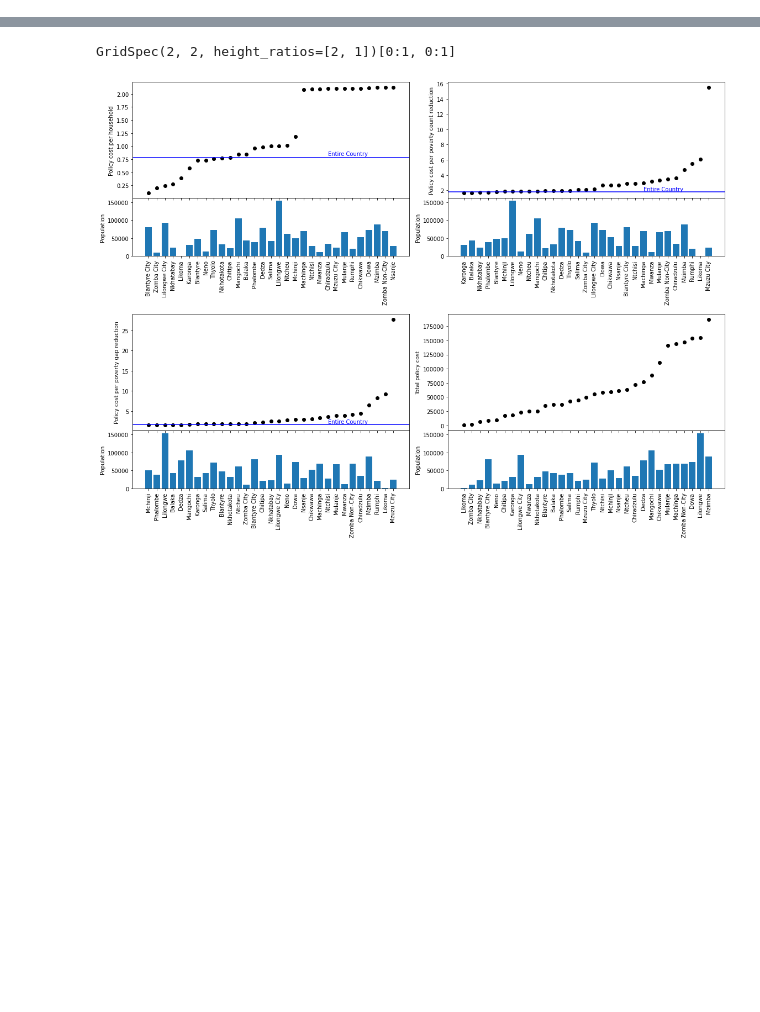
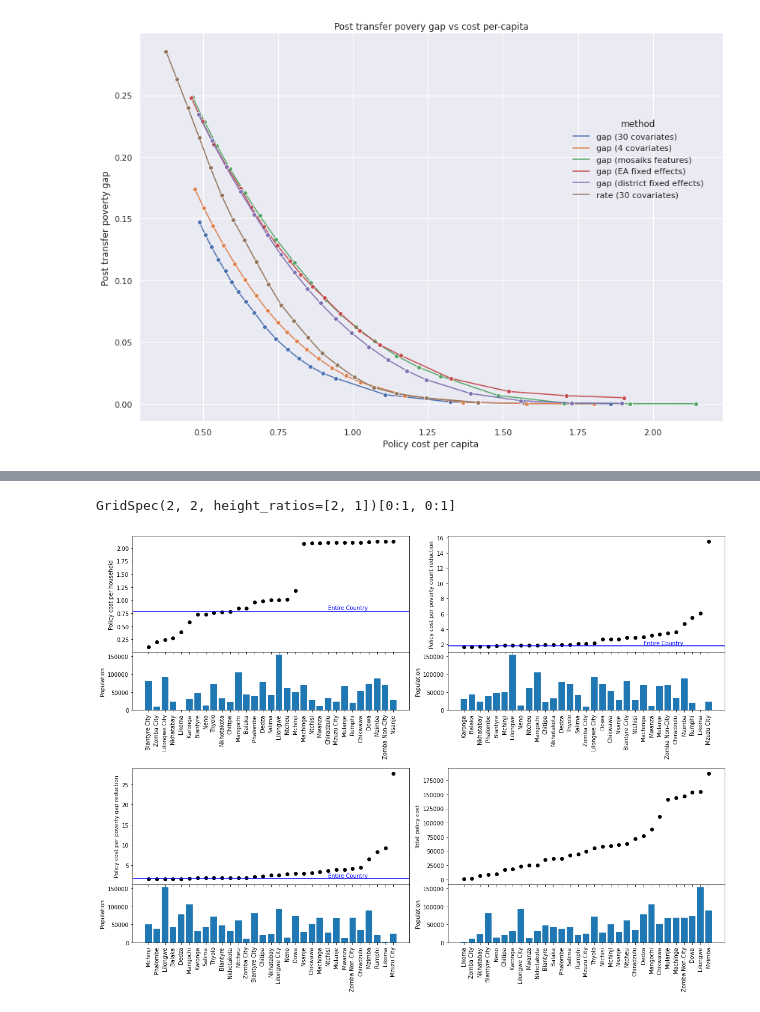
Before and after one commit to lselker13/eop, a Jupyter notebook: run_simulations/plot_malawi.ipynb, the cells around one changed output, grey strips where cells are left out. Cells and saved outputs as stored; diff of their text form; code cells hidden in the pictures; blank space fills up the shorter version.

```diff
--- a/run_simulations/plot_malawi.ipynb
+++ b/run_simulations/plot_malawi.ipynb
@@ -13,0 +30,26 @@ malawi = pd.read_parquet('/home/selker/eop/data/malawi/malawi_cleaned_2019.parqu
+# %%
+gap_targeting_results = pd.read_csv(results_path / 'gap' / 'malawi.csv')
+
+gap_targeting_results.loc[gap_targeting_results.features == 'selected_durable', 'method'] = (
+    'gap (30 covariates)'
+)
+gap_targeting_results.loc[gap_targeting_results.features == 'all_durable', 'method'] = (
+    'gap (147 covariates)'
+)
+gap_targeting_results.loc[gap_targeting_results.features == '4_selected_durable', 'method'] = (
+    'gap (4 covariates)'
+)
+gap_targeting_results.loc[gap_targeting_results.features == 'EA', 'method'] = (
+    'gap (EA fixed effects)'
+)
+gap_targeting_results.loc[gap_targeting_results.features == 'district', 'method'] = (
+    'gap (district fixed effects)'
+)
+gap_targeting_results.loc[gap_targeting_results.features == 'mosaiks', 'method'] = (
+    'gap (mosaiks features)'
+)
+
+gap_targeting_results = gap_targeting_results[gap_targeting_results.features != '3_selected_durable']
+
+rate_targeting_results = pd.read_csv(results_path / 'rate_for_gap_comparison' / 'malawi.csv')
+rate_targeting_results.method = 'rate (30 covariates)'
@@ -13,0 +66,15 @@ malawi = pd.read_parquet('/home/selker/eop/data/malawi/malawi_cleaned_2019.parqu
+# %%
+both = pd.concat((gap_targeting_results, rate_targeting_results))
+# %%
+fg = relplot(
+    data=both, kind='line',
+    x="policy_cost_per_capita", y="post_transfer_poverty_gap", hue="method",
+    marker='o', height=8, aspect=12/8
+)
+fg.set(
+    xlabel='Policy cost per capita', ylabel='Post transfer poverty gap',
+    title='Post transfer povery gap vs cost per-capita'
+)
+sns.move_legend(fg, "upper right",bbox_to_anchor=(.8,.8))
+# %% [output]
+[figure, added]
```
Also changed, not shown: parts of 17 cells of this notebook, 8 other files.
